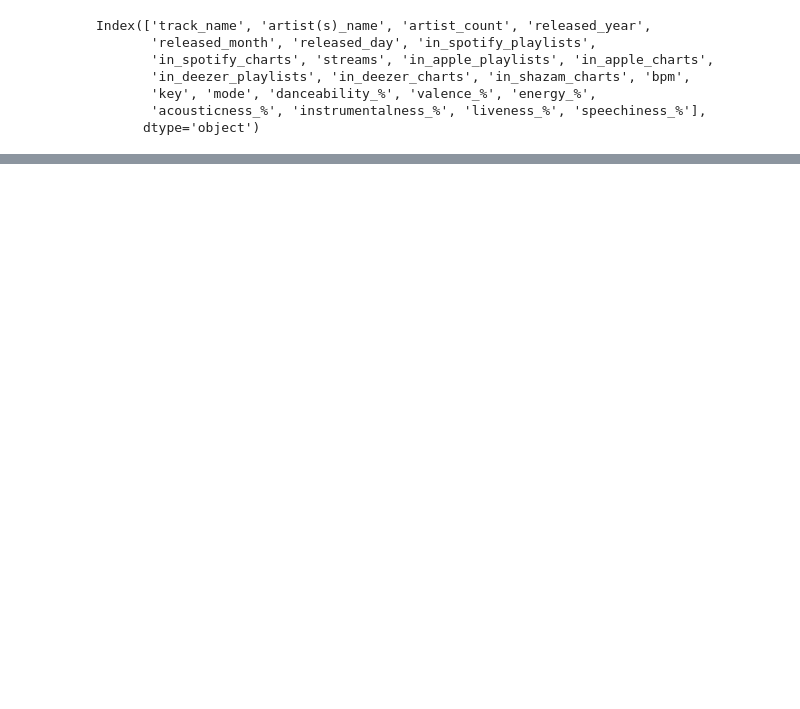
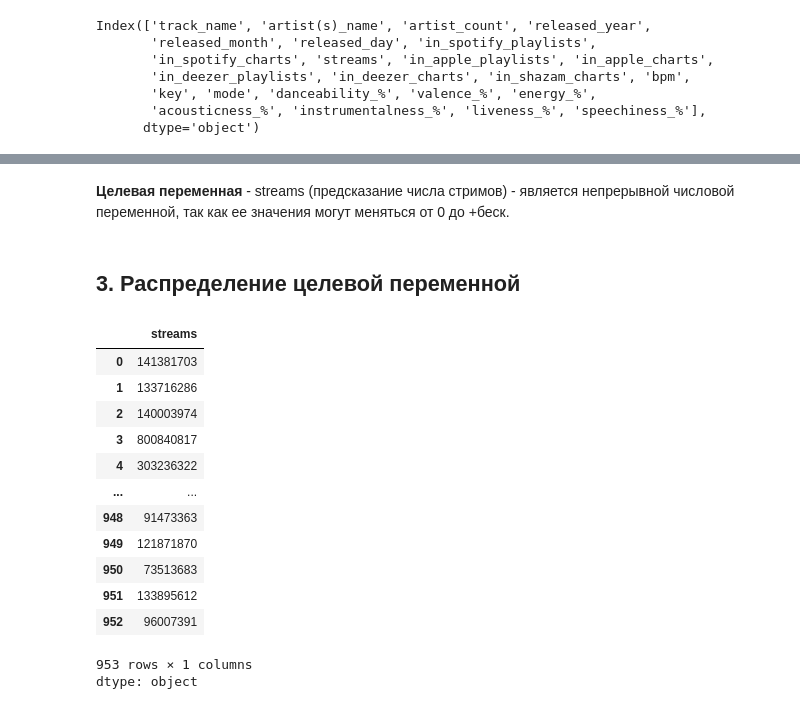
Before and after one commit to PolinaKliushova/ai_labs, a Jupyter notebook: 02_lab_EDA.ipynb, the cells around one changed output, grey strips where cells are left out. Drawn from its saved outputs; the diff is of its cells as text; code cells hidden in the pictures; blank space fills up the shorter version.

```diff
--- a/02_lab_EDA.ipynb
+++ b/02_lab_EDA.ipynb
@@ -80,0 +98,21 @@ Index(['track_name', 'artist(s)_name', 'artist_count', 'released_year',
+# %% [markdown]
+**Целевая переменная** - streams (предсказание числа стримов) - является непрерывной числовой переменной, так как ее значения могут меняться от 0 до +беск.
+# %% [markdown]
+## 3. Распределение целевой переменной
+# %%
+df['streams']
+# %% [output]
+|  | streams |
+| 0 | 141381703 |
+| 1 | 133716286 |
+| 2 | 140003974 |
+| 3 | 800840817 |
+| 4 | 303236322 |
+| ... | ... |
+| 948 | 91473363 |
+| 949 | 121871870 |
+| 950 | 73513683 |
+| 951 | 133895612 |
+| 952 | 96007391 |
+953 rows × 1 columns
+dtype: object
```
Also changed, not shown: parts of 7 cells of this notebook.
